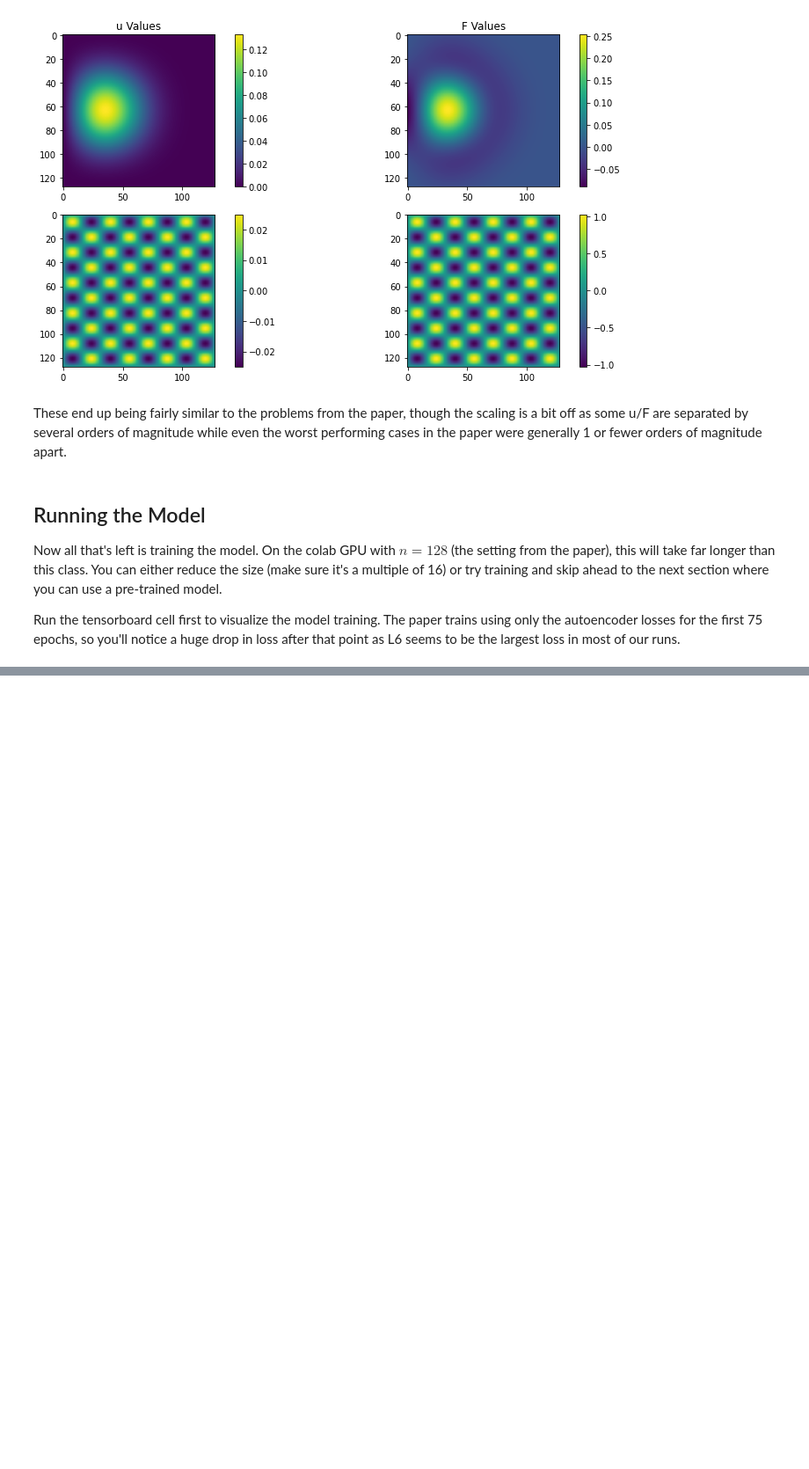
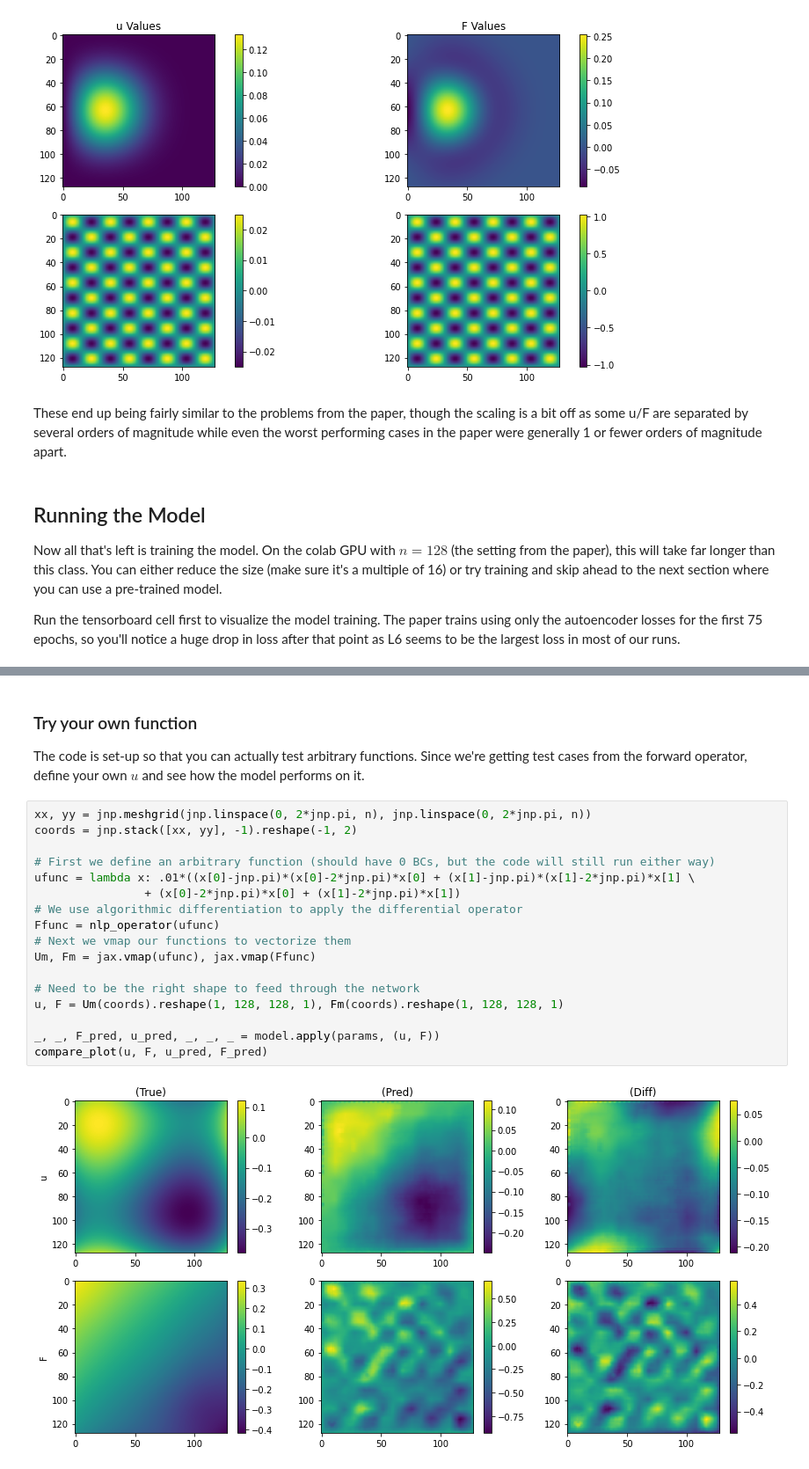
Before and after one commit to mikemccabe210/appm5720_dg_demo, a Jupyter notebook: DeepGreenDemo.ipynb, the cells around one changed output, grey strips where cells are left out. Shown: that part at 88% size. Drawn from its saved outputs; the diff is of its cells as text; blank space fills up the shorter version.

```diff
--- a/DeepGreenDemo.ipynb
+++ b/DeepGreenDemo.ipynb
@@ -515,0 +559,23 @@ KeyboardInterrupt:
+# %% [markdown]
+### Try your own function
+
+The code is set-up so that you can actually test arbitrary functions. Since we're getting test cases from the forward operator, define your own $u$ and see how the model performs on it.
+# %%
+xx, yy = jnp.meshgrid(jnp.linspace(0, 2*jnp.pi, n), jnp.linspace(0, 2*jnp.pi, n))
+coords = jnp.stack([xx, yy], -1).reshape(-1, 2)
+
+# First we define an arbitrary function (should have 0 BCs, but the code will still run either way)
+ufunc = lambda x: .01*((x[0]-jnp.pi)*(x[0]-2*jnp.pi)*x[0] + (x[1]-jnp.pi)*(x[1]-2*jnp.pi)*x[1] \
+                + (x[0]-2*jnp.pi)*x[0] + (x[1]-2*jnp.pi)*x[1])
+# We use algorithmic differentiation to apply the differential operator
+Ffunc = nlp_operator(ufunc)
+# Next we vmap our functions to vectorize them
+Um, Fm = jax.vmap(ufunc), jax.vmap(Ffunc)
+
+# Need to be the right shape to feed through the network
+u, F = Um(coords).reshape(1, 128, 128, 1), Fm(coords).reshape(1, 128, 128, 1)
+
+_, _, F_pred, u_pred, _, _, _ = model.apply(params, (u, F))
+compare_plot(u, F, u_pred, F_pred)
+# %% [output]
+[figure, added]
```
Also changed, not shown: parts of 14 cells of this notebook, 1 other file.
